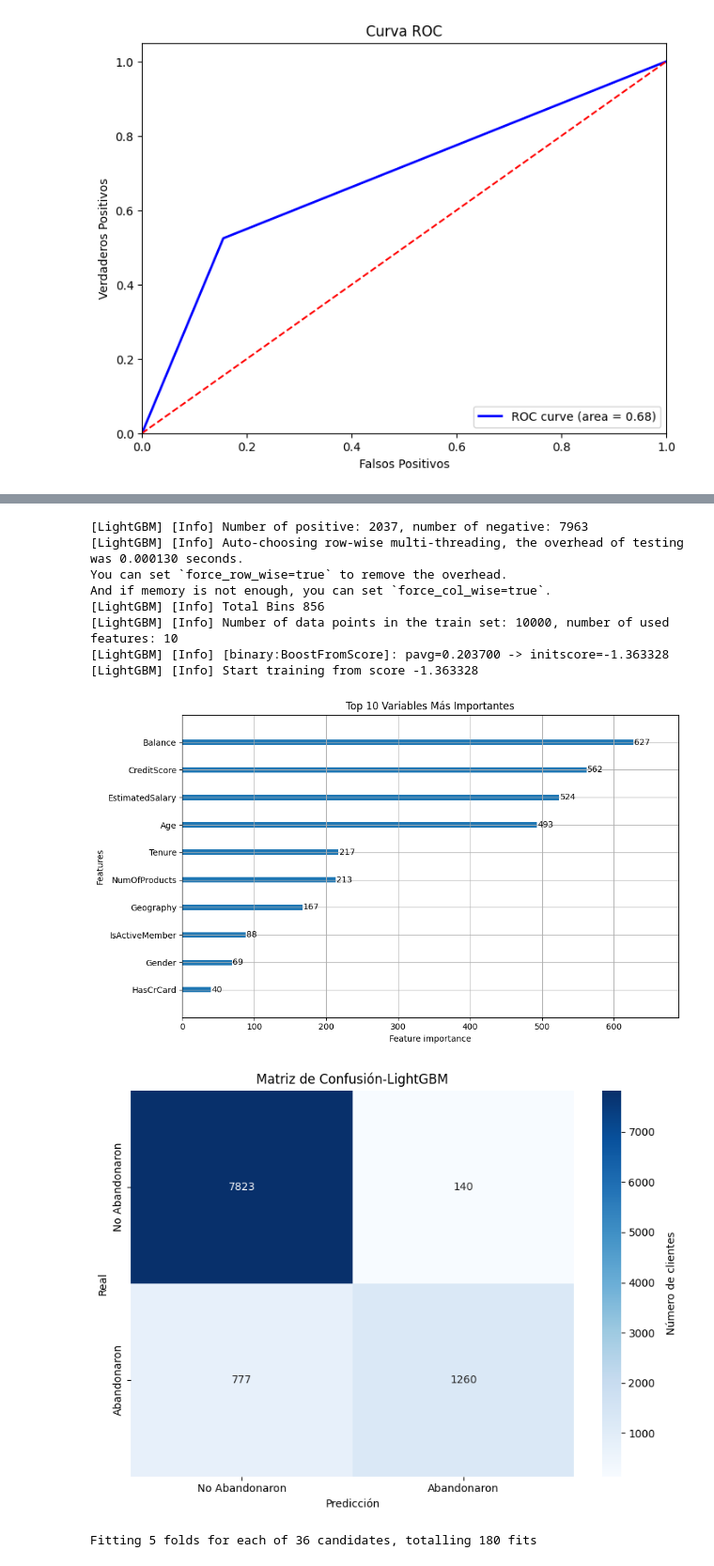
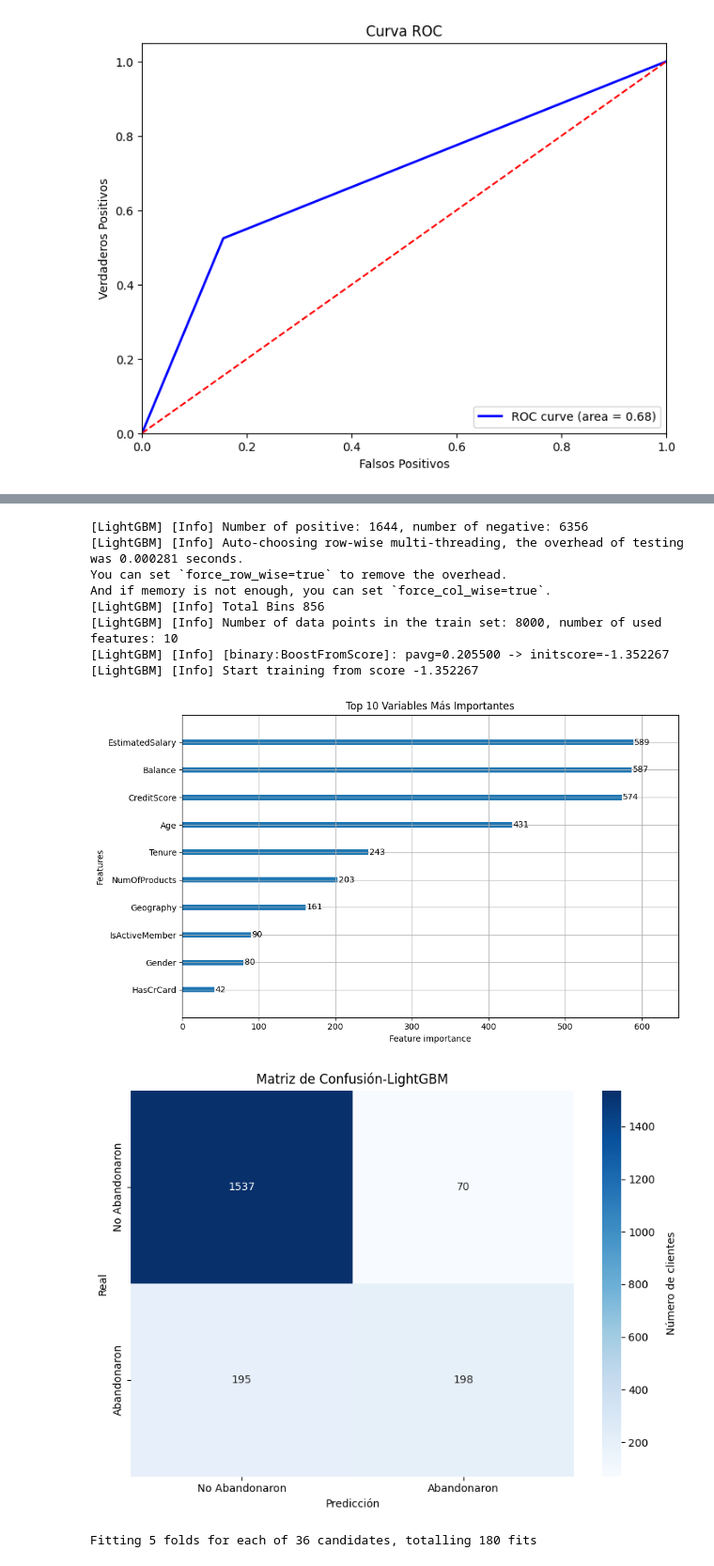
Before and after one commit to DarkinMC/CustomerChurn_Prediction_BankingSector_1AN-213_HAN_G4, a Jupyter notebook: Bank_customer_churn_pred.ipynb, the cells around one changed output, grey strips where cells are left out. Shown at 94% size. Drawn from its saved outputs; the diff is of its cells as text; code cells hidden in the pictures.

Commit message:
matrix de confución LGBM

```diff
--- a/Bank_customer_churn_pred.ipynb
+++ b/Bank_customer_churn_pred.ipynb
@@ -514,47 +514,48 @@ Precision promedio: 0.7454
 Recall promedio: 0.4850
 Gini promedio: 0.7239
 # %%
+X_train, X_test, y_train, y_test = train_test_split(X, y, test_size=0.2, random_state=42)
 final_model = lgb.LGBMClassifier(random_state=42)
-final_model.fit(X, y)
+final_model.fit(X_train, y_train)
 lgb.plot_importance(final_model,
                     max_num_features=10,
                     importance_type='split',
                     figsize=(10, 6))
 plt.title("Top 10 Variables Más Importantes")
 plt.tight_layout()
 plt.show()
-y_pred=final_model.predict(X)
-cm = confusion_matrix(y, y_pred)
+y_pred=final_model.predict(X_test)
+cm = confusion_matrix(y_test, y_pred)
 cm_df = pd.DataFrame(
     cm,
     index=['No Abandonaron', 'Abandonaron'],
     columns=['No Abandonaron', 'Abandonaron']
 )
 plt.figure(figsize=(8, 6))
 
 heatmap =sns.heatmap(cm_df, annot=True, fmt="d", cmap="Blues", cbar=True)
 cbar = heatmap.collections[0].colorbar
 cbar.set_label('Número de clientes', labelpad=10)
 plt.title("Matriz de Confusión-LightGBM")
 
 plt.xlabel("Predicción")
 
 plt.ylabel("Real")
 
 plt.tight_layout()
 
 plt.show()
 # %% [output]
-[LightGBM] [Info] Number of positive: 2037, number of negative: 7963
-[LightGBM] [Info] Auto-choosing row-wise multi-threading, the overhead of testing was 0.000130 seconds.
+[LightGBM] [Info] Number of positive: 1644, number of negative: 6356
+[LightGBM] [Info] Auto-choosing row-wise multi-threading, the overhead of testing was 0.000281 seconds.
 You can set `force_row_wise=true` to remove the overhead.
 And if memory is not enough, you can set `force_col_wise=true`.
 [LightGBM] [Info] Total Bins 856
-[LightGBM] [Info] Number of data points in the train set: 10000, number of used features: 10
-[LightGBM] [Info] [binary:BoostFromScore]: pavg=0.203700 -> initscore=-1.363328
-[LightGBM] [Info] Start training from score -1.363328
+[LightGBM] [Info] Number of data points in the train set: 8000, number of used features: 10
+[LightGBM] [Info] [binary:BoostFromScore]: pavg=0.205500 -> initscore=-1.352267
+[LightGBM] [Info] Start training from score -1.352267
-[figure, old version]
+[figure, new version]
-[figure, old version]
+[figure, new version]
 # %%
 #KNN- José V
 df_knn = df
```
